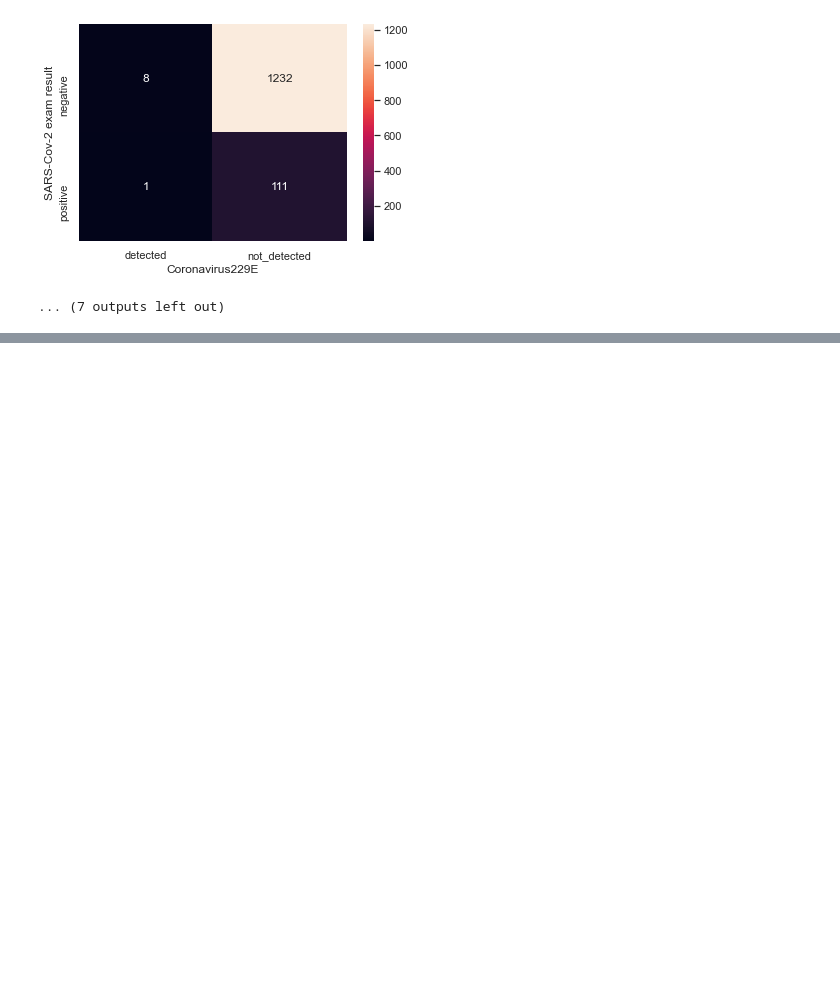
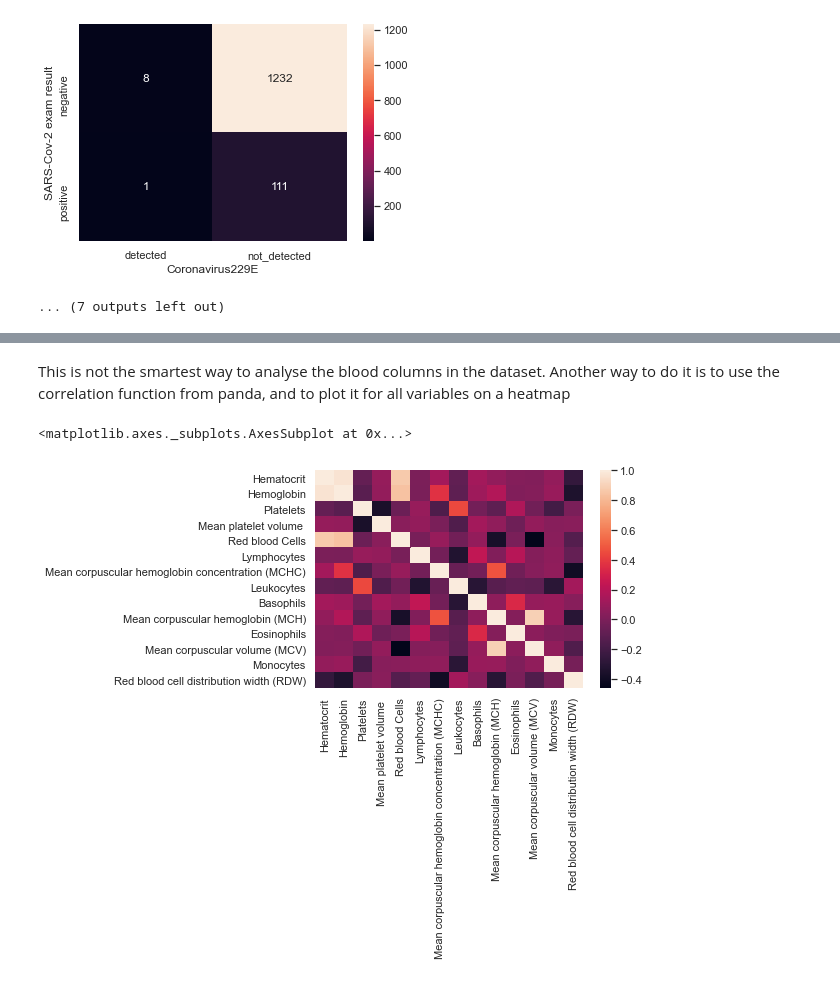
Before and after one commit to TrefleEncornet2/PortFolio, a Jupyter notebook: COVID.ipynb, the cells around one changed output, grey strips where cells are left out. Saved outputs shown, nothing was run; the diff lists cells and outputs as text; code cells hidden in the pictures; blank space fills up the shorter version.

Commit message:
Finalisation de la première partie du projet COVID qui consiste en l'exploration du Dataset. Reste à nettoyer la forme.

```diff
--- a/COVID.ipynb
+++ b/COVID.ipynb
@@ -280,0 +331,7 @@ Here we created a crosstab between the covid and every other virus. We can see t
+# %% [markdown]
+This is not the smartest way to analyse the blood columns in the dataset. Another way to do it is to use the correlation function from panda, and to plot it for all variables on a heatmap
+# %%
+sns.heatmap(df[blood_columns].corr())
+# %% [output]
+<matplotlib.axes._subplots.AxesSubplot at 0x...>
+[figure, added]
```
Also changed, not shown: parts of 45 cells of this notebook.
